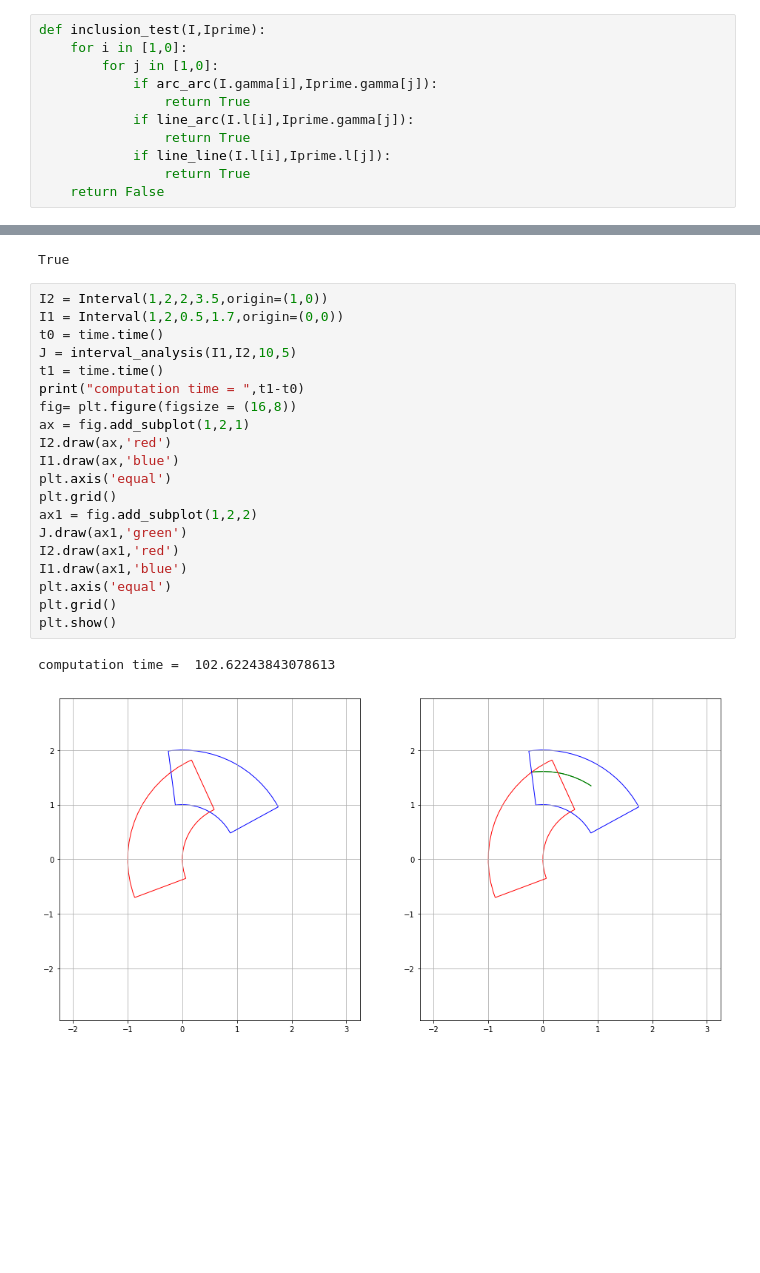
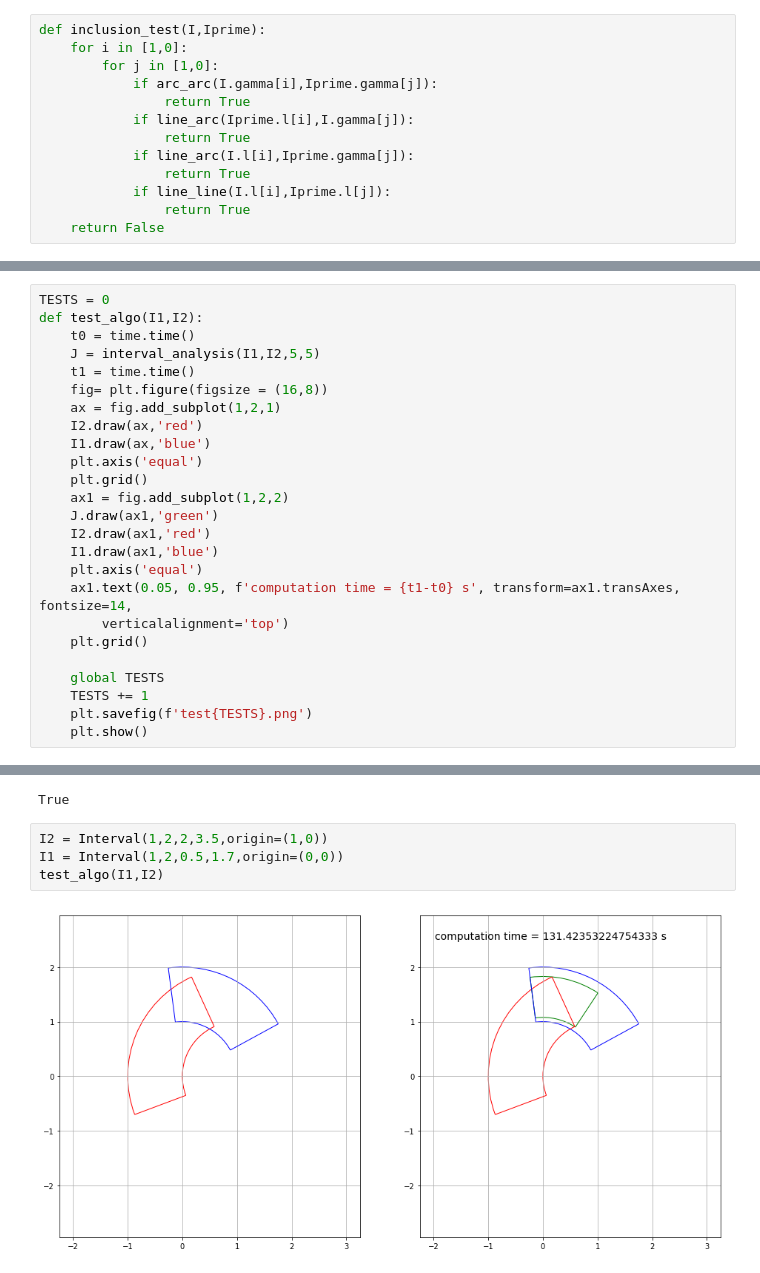
Before and after one commit to KshitijBhat/interval-analysis-method, a Jupyter notebook: interval_test_algo.ipynb, the cells around one changed output, grey strips where cells are left out. Drawn from its saved outputs; the diff is of its cells as text; blank space fills up the shorter version.

```diff
--- a/interval_test_algo.ipynb
+++ b/interval_test_algo.ipynb
@@ -170,6 +172,8 @@ def inclusion_test(I,Iprime):
         for j in [1,0]:
             if arc_arc(I.gamma[i],Iprime.gamma[j]):
                 return True
+            if line_arc(Iprime.l[i],I.gamma[j]):
+                return True
             if line_arc(I.l[i],Iprime.gamma[j]):
                 return True
             if line_line(I.l[i],Iprime.l[j]):
@@ -259,4 +261,29 @@ plt.show()
 # %% [output]
 computation time =  81.27421069145203
 [figure]
+# %%
+TESTS = 0
+def test_algo(I1,I2):
+    t0 = time.time()
+    J = interval_analysis(I1,I2,5,5)
+    t1 = time.time()
+    fig= plt.figure(figsize = (16,8))
+    ax = fig.add_subplot(1,2,1)
+    I2.draw(ax,'red')
+    I1.draw(ax,'blue')
+    plt.axis('equal')
+    plt.grid()
+    ax1 = fig.add_subplot(1,2,2)
+    J.draw(ax1,'green')
+    I2.draw(ax1,'red')
+    I1.draw(ax1,'blue')
+    plt.axis('equal')
+    ax1.text(0.05, 0.95, f'computation time = {t1-t0} s', transform=ax1.transAxes, fontsize=14,
+        verticalalignment='top')
+    plt.grid()
+
+    global TESTS
+    TESTS += 1
+    plt.savefig(f'test{TESTS}.png')
+    plt.show()
 # %%
@@ -302,23 +391,6 @@ True
 # %%
 I2 = Interval(1,2,2,3.5,origin=(1,0))
 I1 = Interval(1,2,0.5,1.7,origin=(0,0))
-t0 = time.time()
-J = interval_analysis(I1,I2,10,5)
-t1 = time.time()
-print("computation time = ",t1-t0)
-fig= plt.figure(figsize = (16,8))
-ax = fig.add_subplot(1,2,1)
-I2.draw(ax,'red')
-I1.draw(ax,'blue')
-plt.axis('equal')
-plt.grid()
-ax1 = fig.add_subplot(1,2,2)
-J.draw(ax1,'green')
-I2.draw(ax1,'red')
-I1.draw(ax1,'blue')
-plt.axis('equal')
-plt.grid()
-plt.show()
+test_algo(I1,I2)
 # %% [output]
-computation time =  102.62243843078613
-[figure, old version]
+[figure, new version]
```
Also changed, not shown: parts of 11 cells of this notebook, 3 other files.
